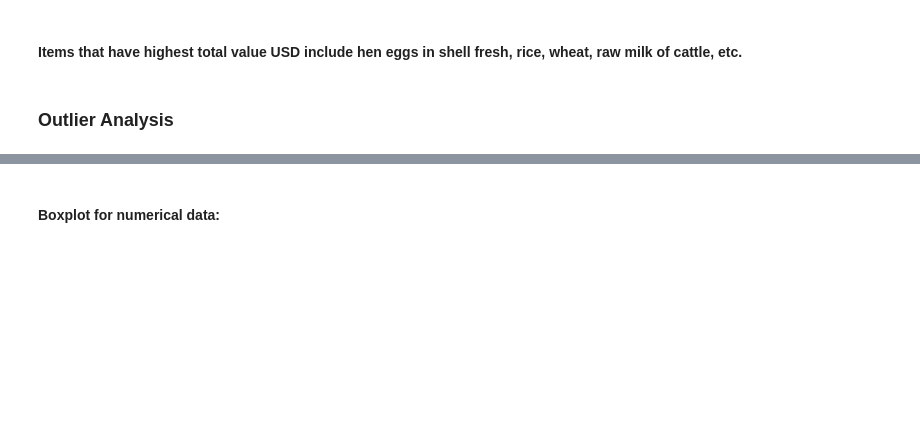
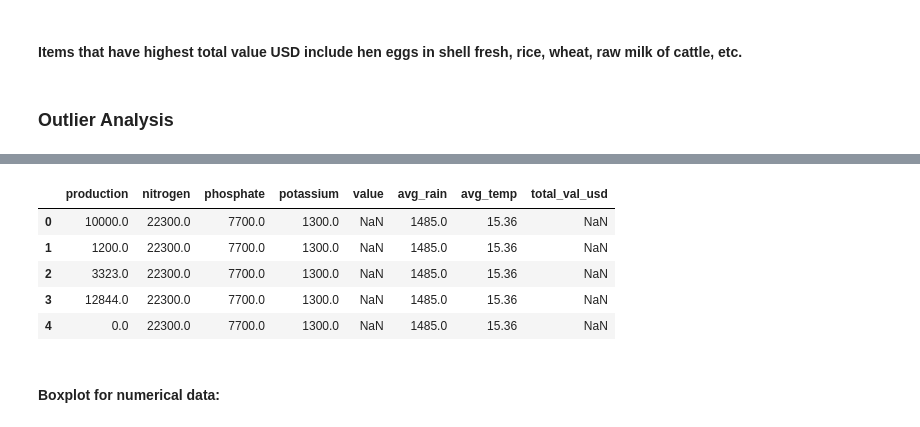
Before and after one commit to hunterblum/CloudFinal-Team1, a Jupyter notebook: Cloud_Team1.ipynb, the cells around one changed output, grey strips where cells are left out. Drawn from its saved outputs; the diff is of its cells as text; code cells hidden in the pictures; blank space fills up the shorter version.

```diff
--- a/Cloud_Team1.ipynb
+++ b/Cloud_Team1.ipynb
@@ -719,6 +719,15 @@ summary
 | max | 2013.000000 | 7.680904e+08 | 1.736754e+07 | 8.409634e+06 | 5.156985e+06 | 40039.700000 | 3240.000000 | 30.730000 | 1.100802e+11 | ... |
 # %%
 num_df = pd.DataFrame(df, columns =['production', 'nitrogen', 'phosphate', 'potassium', 'value', 'avg_rain','avg_temp', 'total_val_usd'])
+# %%
+num_df.head()
+# %% [output]
+|  | production | nitrogen | phosphate | potassium | value | avg_rain | avg_temp | total_val_usd |
+| 0 | 10000.0 | 22300.0 | 7700.0 | 1300.0 | NaN | 1485.0 | 15.36 | NaN |
+| 1 | 1200.0 | 22300.0 | 7700.0 | 1300.0 | NaN | 1485.0 | 15.36 | NaN |
+| 2 | 3323.0 | 22300.0 | 7700.0 | 1300.0 | NaN | 1485.0 | 15.36 | NaN |
+| 3 | 12844.0 | 22300.0 | 7700.0 | 1300.0 | NaN | 1485.0 | 15.36 | NaN |
+| 4 | 0.0 | 22300.0 | 7700.0 | 1300.0 | NaN | 1485.0 | 15.36 | NaN |
 # %% [markdown]
 #### Boxplot for numerical data:
 # %%
```
Also changed, not shown: parts of 1 cell of this notebook.
